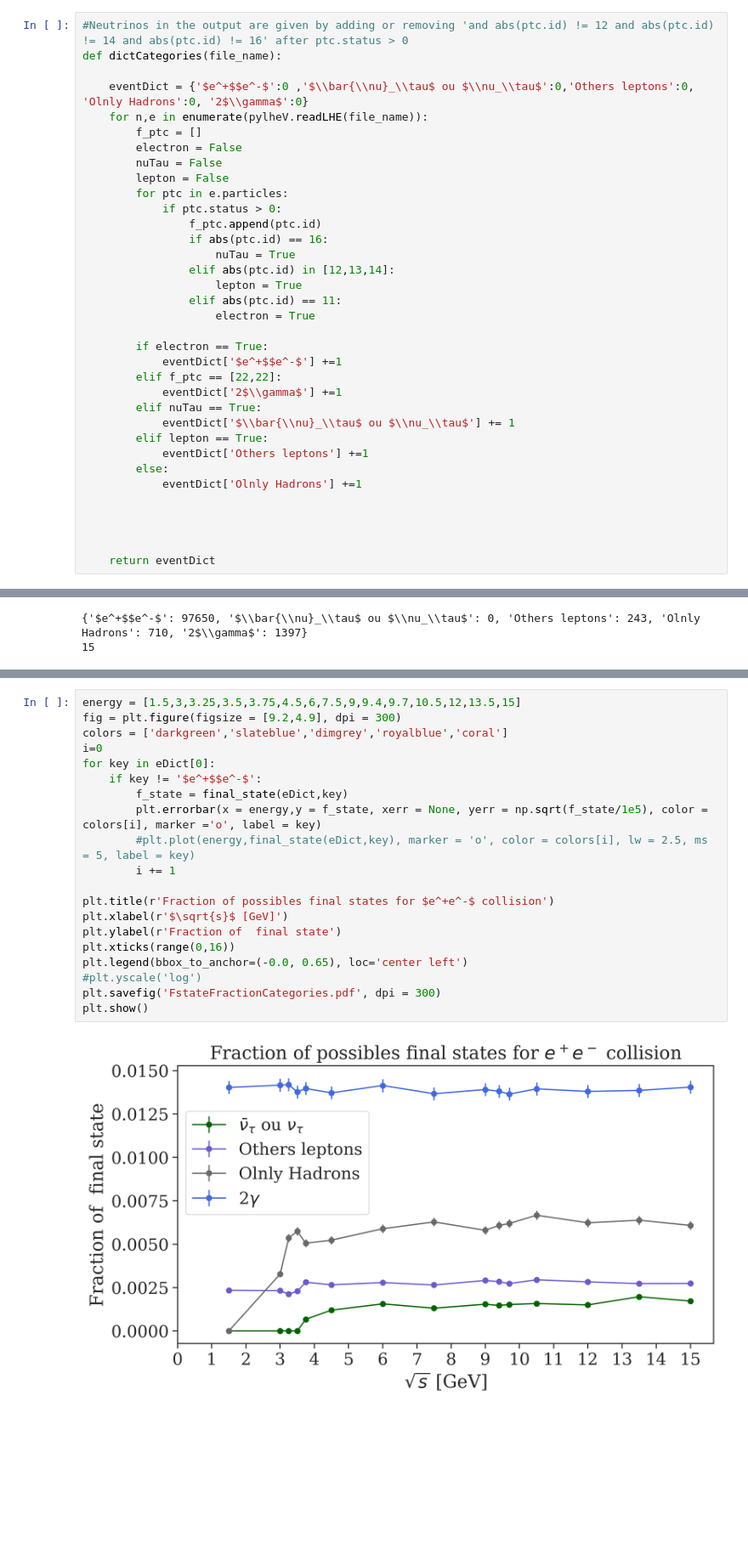
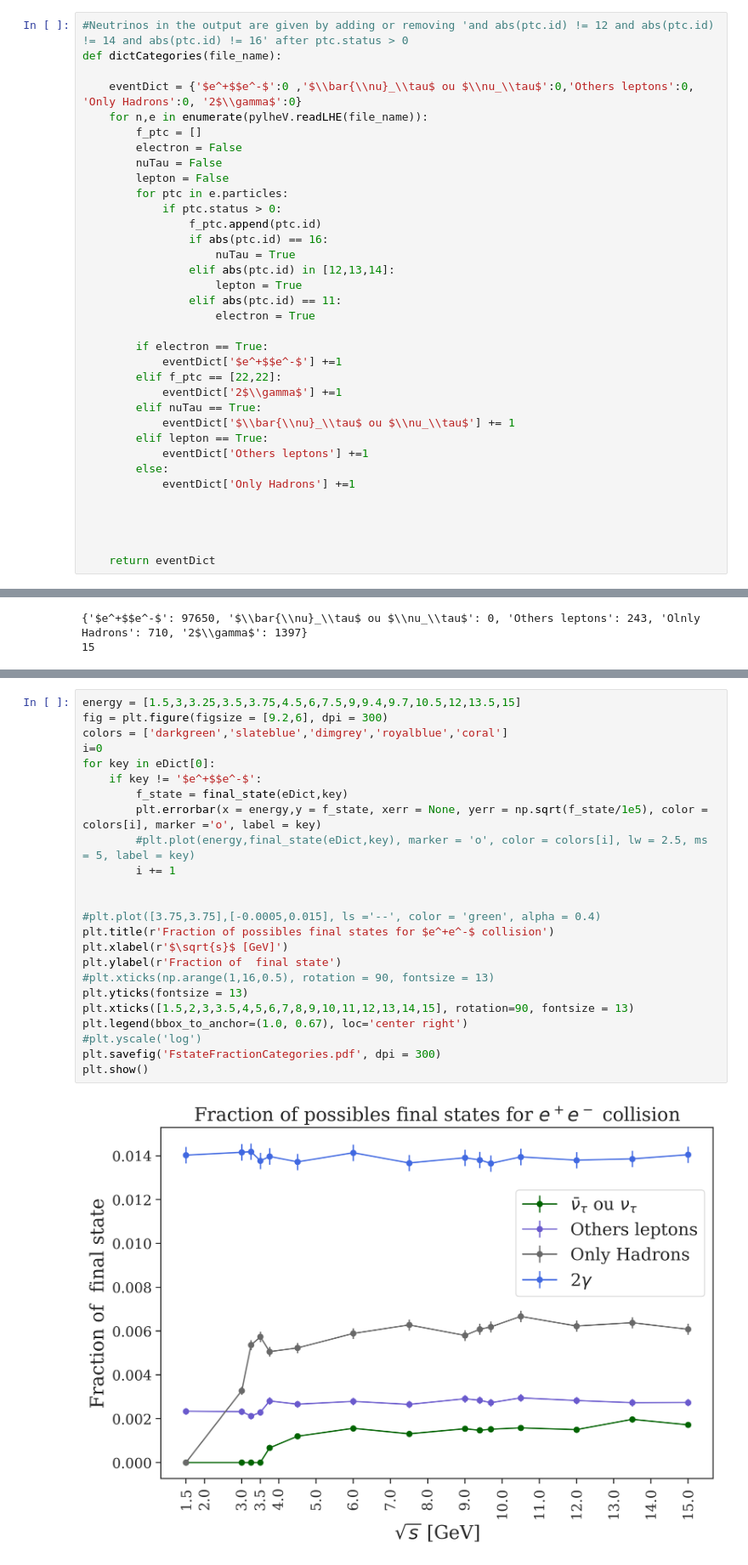
Before and after one commit to viniciusrocca/simulationsSM, a Jupyter notebook: epem2all/epem2allCategories.ipynb, the cells around one changed output, grey strips where cells are left out. Shown at 85% size. Drawn from its saved outputs; the diff is of its cells as text; blank space fills up the shorter version.

```diff
--- a/epem2all/epem2allCategories.ipynb
+++ b/epem2all/epem2allCategories.ipynb
@@ -59,7 +59,7 @@ def cleaner(f_ptc):
 #Neutrinos in the output are given by adding or removing 'and abs(ptc.id) != 12 and abs(ptc.id) != 14 and abs(ptc.id) != 16' after ptc.status > 0
 def dictCategories(file_name):
 
-    eventDict = {'$e^+$$e^-$':0 ,'$\\bar{\\nu}_\\tau$ ou $\\nu_\\tau$':0,'Others leptons':0, 'Olnly Hadrons':0, '2$\\gamma$':0}
+    eventDict = {'$e^+$$e^-$':0 ,'$\\bar{\\nu}_\\tau$ ou $\\nu_\\tau$':0,'Others leptons':0, 'Only Hadrons':0, '2$\\gamma$':0}
     for n,e in enumerate(pylheV.readLHE(file_name)):
         f_ptc = []
         electron = False
@@ -84,7 +84,7 @@ def dictCategories(file_name):
         elif lepton == True:
             eventDict['Others leptons'] +=1
         else:
-            eventDict['Olnly Hadrons'] +=1
+            eventDict['Only Hadrons'] +=1
 
 
 
@@ -133,22 +133,26 @@ plt.show()
 # %%
 energy = [1.5,3,3.25,3.5,3.75,4.5,6,7.5,9,9.4,9.7,10.5,12,13.5,15]
-fig = plt.figure(figsize = [9.2,4.9], dpi = 300)
+fig = plt.figure(figsize = [9.2,6], dpi = 300)
 colors = ['darkgreen','slateblue','dimgrey','royalblue','coral']
 i=0
 for key in eDict[0]:
     if key != '$e^+$$e^-$':
         f_state = final_state(eDict,key)
         plt.errorbar(x = energy,y = f_state, xerr = None, yerr = np.sqrt(f_state/1e5), color = colors[i], marker ='o', label = key)
         #plt.plot(energy,final_state(eDict,key), marker = 'o', color = colors[i], lw = 2.5, ms = 5, label = key)
         i += 1
 
+
+#plt.plot([3.75,3.75],[-0.0005,0.015], ls ='--', color = 'green', alpha = 0.4)
 plt.title(r'Fraction of possibles final states for $e^+e^-$ collision')
 plt.xlabel(r'$\sqrt{s}$ [GeV]')
 plt.ylabel(r'Fraction of  final state')
-plt.xticks(range(0,16))
-plt.legend(bbox_to_anchor=(-0.0, 0.65), loc='center left')
+#plt.xticks(np.arange(1,16,0.5), rotation = 90, fontsize = 13)
+plt.yticks(fontsize = 13)
+plt.xticks([1.5,2,3,3.5,4,5,6,7,8,9,10,11,12,13,14,15], rotation=90, fontsize = 13)
+plt.legend(bbox_to_anchor=(1.0, 0.67), loc='center right')
 #plt.yscale('log')
 plt.savefig('FstateFractionCategories.pdf', dpi = 300)
 plt.show()
 # %% [output]
-[figure, old version]
+[figure, new version]
```
Also changed, not shown: parts of 1 cell of this notebook, 3 other files.
